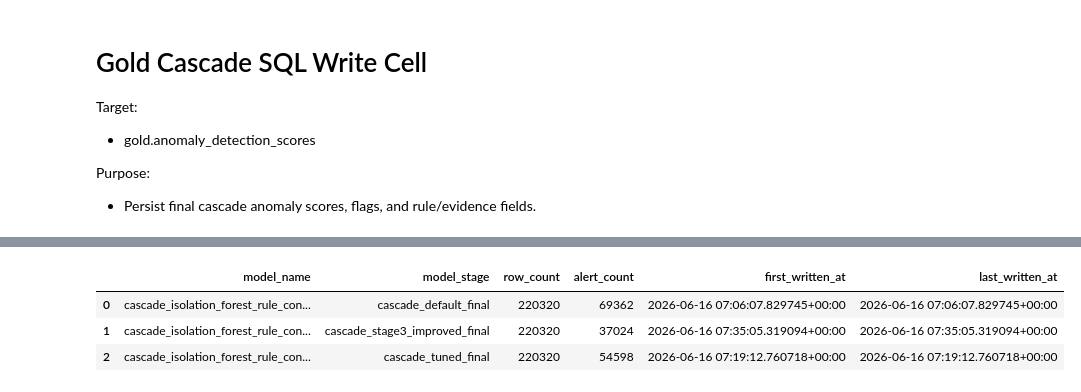
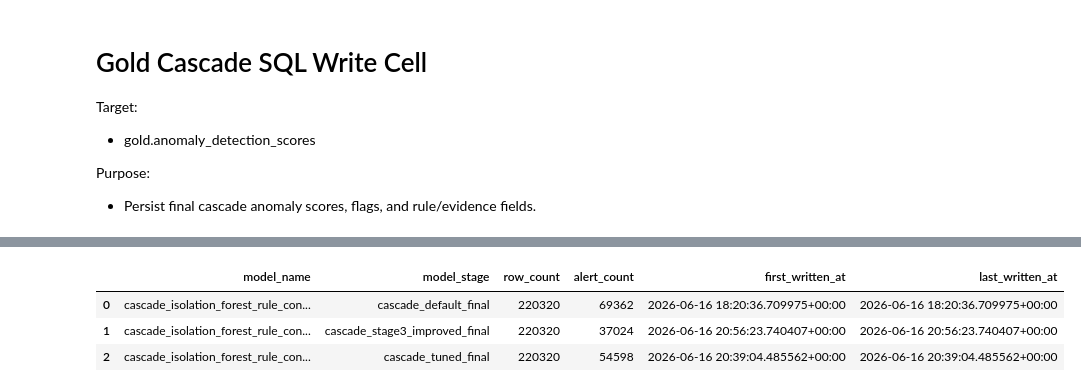
Before and after one commit to DCook-WGU/dcook-wgu-capstone-unified-predictive-maintenance-pipeline, a Jupyter notebook: notebooks/experiments/EDA_Notebook_Pump_Gold_03c_Cascade_Modeling.ipynb, the cells around one changed output, grey strips where cells are left out. Cells and saved outputs as stored; diff of their text form; code cells hidden in the pictures.

```diff
--- a/notebooks/experiments/EDA_Notebook_Pump_Gold_03c_Cascade_Modeling.ipynb
+++ b/notebooks/experiments/EDA_Notebook_Pump_Gold_03c_Cascade_Modeling.ipynb
@@ -5053,40 +5627,40 @@ display(score_stage_check_df)
 # %%
-1# Verification that notebooks are now writing safely without conflict
+# Verification that notebooks are now writing safely without conflict
 
 from utils.database.postgres import read_sql_dataframe, get_engine_from_env
 
 
 gold03_stage_check_sql = """
 SELECT
     model_name,
     model_stage,
     COUNT(*) AS row_count,
     SUM(CASE WHEN anomaly_flag THEN 1 ELSE 0 END) AS alert_count,
     MIN(meta_scored_at_utc) AS first_written_at,
     MAX(meta_scored_at_utc) AS last_written_at
 FROM gold.anomaly_detection_scores
 WHERE dataset_id = :dataset_id
   AND run_id = :run_id
   AND model_name = 'cascade_isolation_forest_rule_confirmation'
 GROUP BY model_name, model_stage
 ORDER BY model_stage;
 """
 
 gold03_stage_check_df = read_sql_dataframe(
     engine,
     gold03_stage_check_sql,
     params={
         "dataset_id": DATASET_ID,
         "run_id": RUN_ID,
     },
 )
 
 display(gold03_stage_check_df)
 # %% [output]
 |  | model_name | model_stage | row_count | alert_count | first_written_at | last_written_at |
-| 0 | cascade_isolation_forest_rule_con... | cascade_default_final | 220320 | 69362 | 2026-06-16 07:06:07.829745+00:00 | 2026-06-16 07:06:07.829745+00:00 |
-| 1 | cascade_isolation_forest_rule_con... | cascade_stage3_improved_final | 220320 | 37024 | 2026-06-16 07:35:05.319094+00:00 | 2026-06-16 07:35:05.319094+00:00 |
-| 2 | cascade_isolation_forest_rule_con... | cascade_tuned_final | 220320 | 54598 | 2026-06-16 07:19:12.760718+00:00 | 2026-06-16 07:19:12.760718+00:00 |
+| 0 | cascade_isolation_forest_rule_con... | cascade_default_final | 220320 | 69362 | 2026-06-16 18:20:36.709975+00:00 | 2026-06-16 18:20:36.709975+00:00 |
+| 1 | cascade_isolation_forest_rule_con... | cascade_stage3_improved_final | 220320 | 37024 | 2026-06-16 20:56:23.740407+00:00 | 2026-06-16 20:56:23.740407+00:00 |
+| 2 | cascade_isolation_forest_rule_con... | cascade_tuned_final | 220320 | 54598 | 2026-06-16 20:39:04.485562+00:00 | 2026-06-16 20:39:04.485562+00:00 |
 # %%
 '''
 
```
Also changed, not shown: parts of 44 cells of this notebook, 50 other files.
